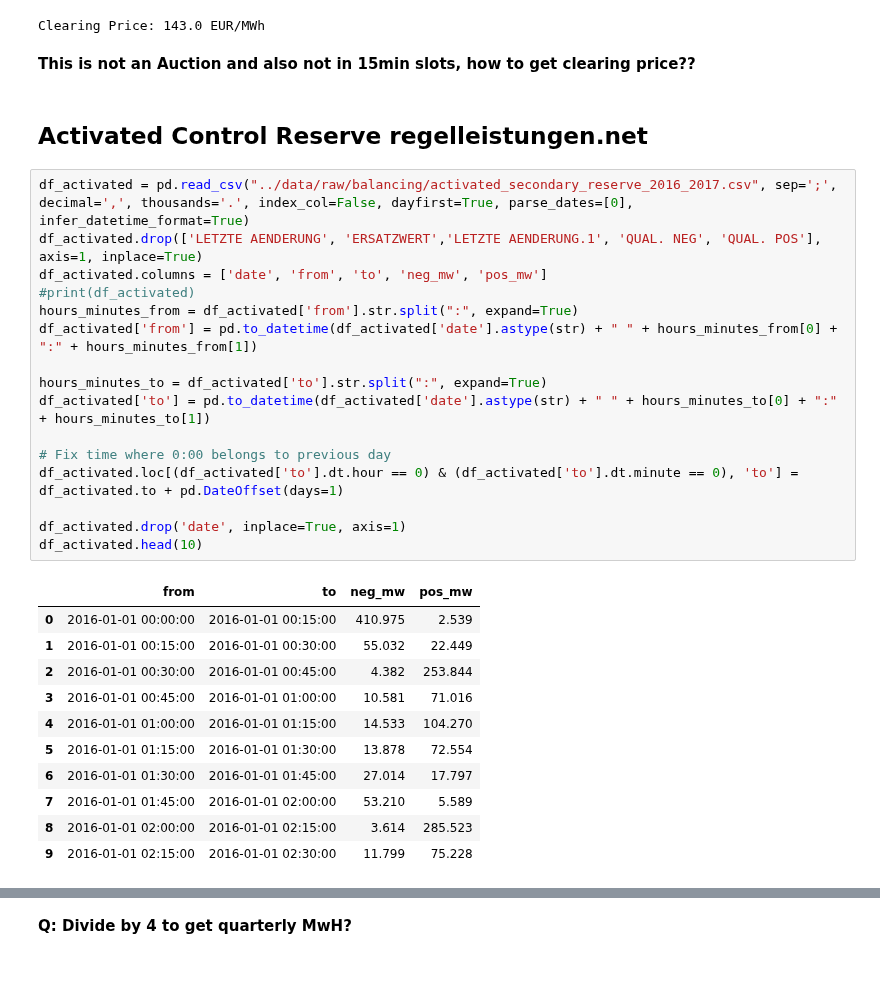
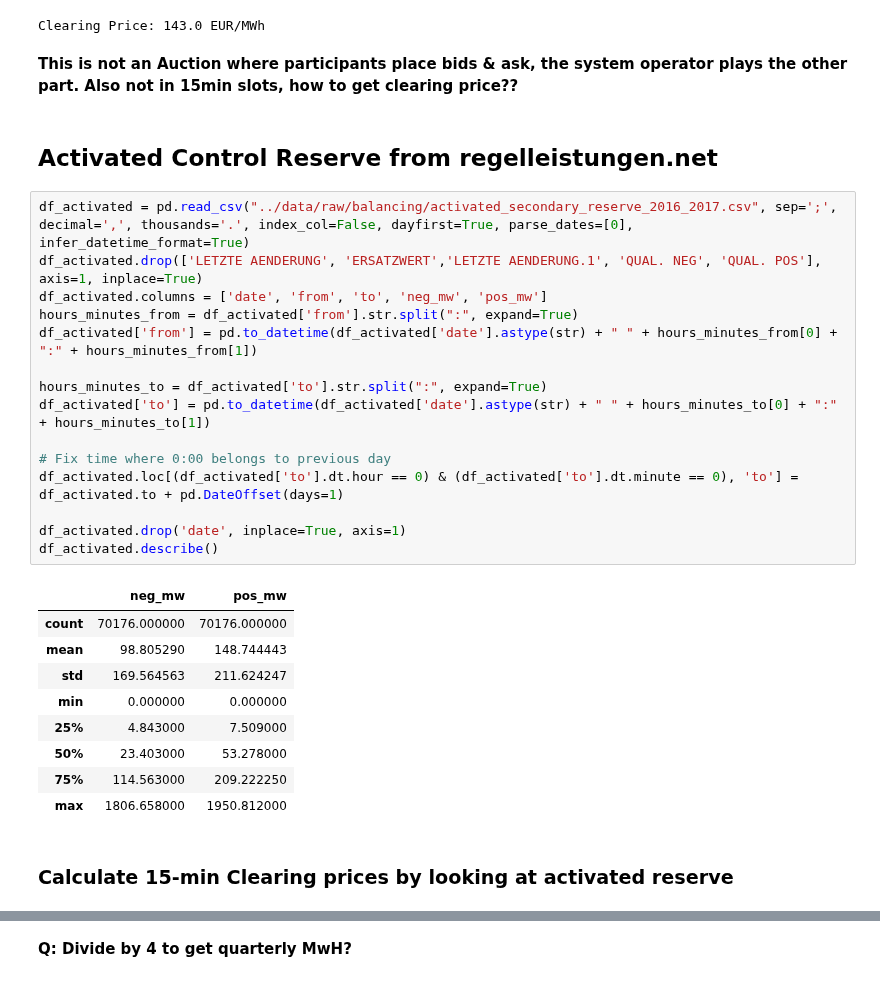
Before and after one commit to indyfree/FleetSim, a Jupyter notebook: notebooks/03-Electricity-Markets.ipynb, the cells around one changed output, grey strips where cells are left out. Cells and saved outputs as stored; diff of their text form.

Commit message:
Calculate 15-min clearing prices

```diff
--- a/notebooks/03-Electricity-Markets.ipynb
+++ b/notebooks/03-Electricity-Markets.ipynb
@@ -112,34 +111,33 @@ for price in df_cp.itertuples():
 [figure]
 Clearing Price: 143.0 EUR/MWh
 # %% [markdown]
- **This is not an Auction and also not in 15min slots, how to get clearing price??**
+ **This is not an Auction where participants place bids & ask, the system operator plays the other part. Also not in 15min slots, how to get clearing price??**
 # %% [markdown]
-## Activated Control Reserve regelleistungen.net
+## Activated Control Reserve from regelleistungen.net
 # %%
 df_activated = pd.read_csv("../data/raw/balancing/activated_secondary_reserve_2016_2017.csv", sep=';', decimal=',', thousands='.', index_col=False, dayfirst=True, parse_dates=[0], infer_datetime_format=True)
 df_activated.drop(['LETZTE AENDERUNG', 'ERSATZWERT','LETZTE AENDERUNG.1', 'QUAL. NEG', 'QUAL. POS'], axis=1, inplace=True)
 df_activated.columns = ['date', 'from', 'to', 'neg_mw', 'pos_mw']
-#print(df_activated)
 hours_minutes_from = df_activated['from'].str.split(":", expand=True)
 df_activated['from'] = pd.to_datetime(df_activated['date'].astype(str) + " " + hours_minutes_from[0] + ":" + hours_minutes_from[1])
 
 hours_minutes_to = df_activated['to'].str.split(":", expand=True)
 df_activated['to'] = pd.to_datetime(df_activated['date'].astype(str) + " " + hours_minutes_to[0] + ":" + hours_minutes_to[1])
 
 # Fix time where 0:00 belongs to previous day
 df_activated.loc[(df_activated['to'].dt.hour == 0) & (df_activated['to'].dt.minute == 0), 'to'] = df_activated.to + pd.DateOffset(days=1)
 
 df_activated.drop('date', inplace=True, axis=1)
-df_activated.head(10)
+df_activated.describe()
 # %% [output]
-|  | from | to | neg_mw | pos_mw |
-| 0 | 2016-01-01 00:00:00 | 2016-01-01 00:15:00 | 410.975 | 2.539 |
-| 1 | 2016-01-01 00:15:00 | 2016-01-01 00:30:00 | 55.032 | 22.449 |
-| 2 | 2016-01-01 00:30:00 | 2016-01-01 00:45:00 | 4.382 | 253.844 |
-| 3 | 2016-01-01 00:45:00 | 2016-01-01 01:00:00 | 10.581 | 71.016 |
-| 4 | 2016-01-01 01:00:00 | 2016-01-01 01:15:00 | 14.533 | 104.270 |
-| 5 | 2016-01-01 01:15:00 | 2016-01-01 01:30:00 | 13.878 | 72.554 |
-| 6 | 2016-01-01 01:30:00 | 2016-01-01 01:45:00 | 27.014 | 17.797 |
-| 7 | 2016-01-01 01:45:00 | 2016-01-01 02:00:00 | 53.210 | 5.589 |
-| 8 | 2016-01-01 02:00:00 | 2016-01-01 02:15:00 | 3.614 | 285.523 |
-| 9 | 2016-01-01 02:15:00 | 2016-01-01 02:30:00 | 11.799 | 75.228 |
+|  | neg_mw | pos_mw |
+| count | 70176.000000 | 70176.000000 |
+| mean | 98.805290 | 148.744443 |
+| std | 169.564563 | 211.624247 |
+| min | 0.000000 | 0.000000 |
+| 25% | 4.843000 | 7.509000 |
+| 50% | 23.403000 | 53.278000 |
+| 75% | 114.563000 | 209.222250 |
+| max | 1806.658000 | 1950.812000 |
+# %% [markdown]
+### Calculate 15-min Clearing prices by looking at activated reserve
```
Also changed, not shown: parts of 7 cells of this notebook, 1 other file.
